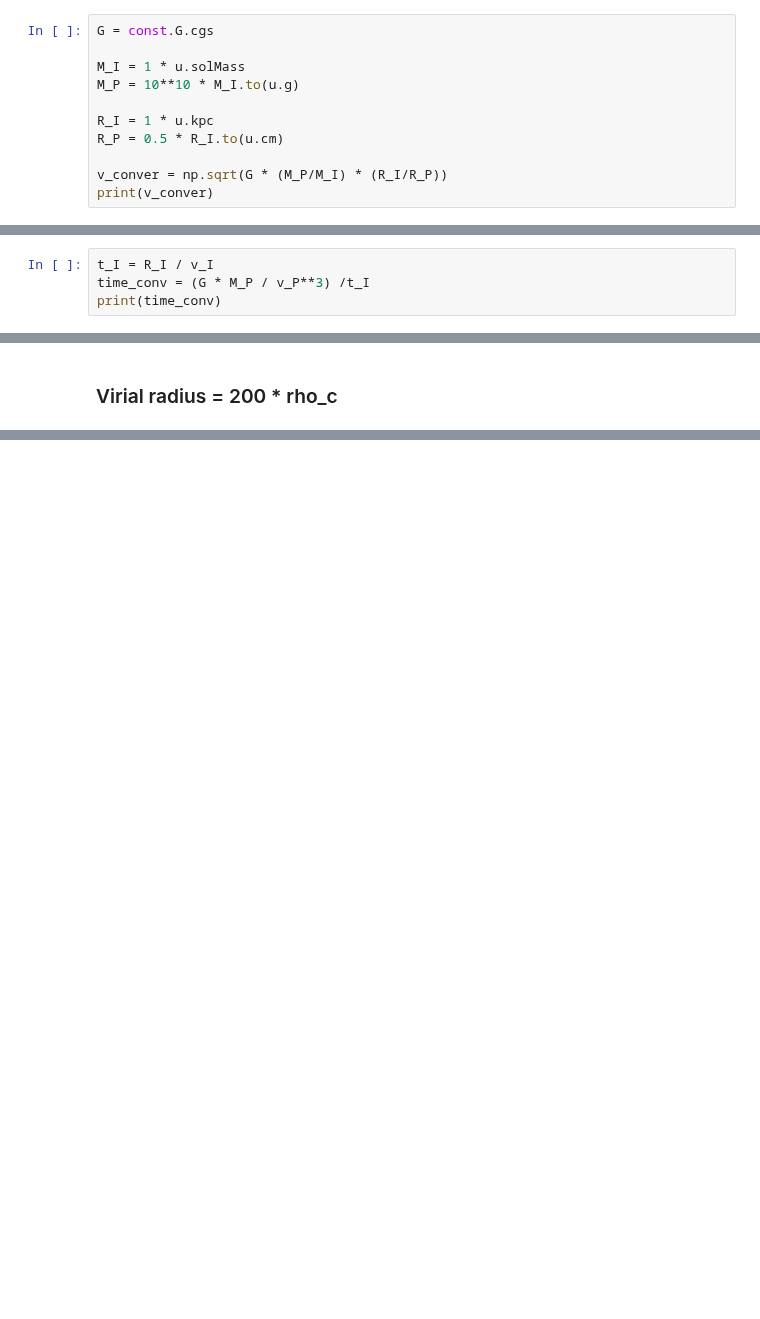
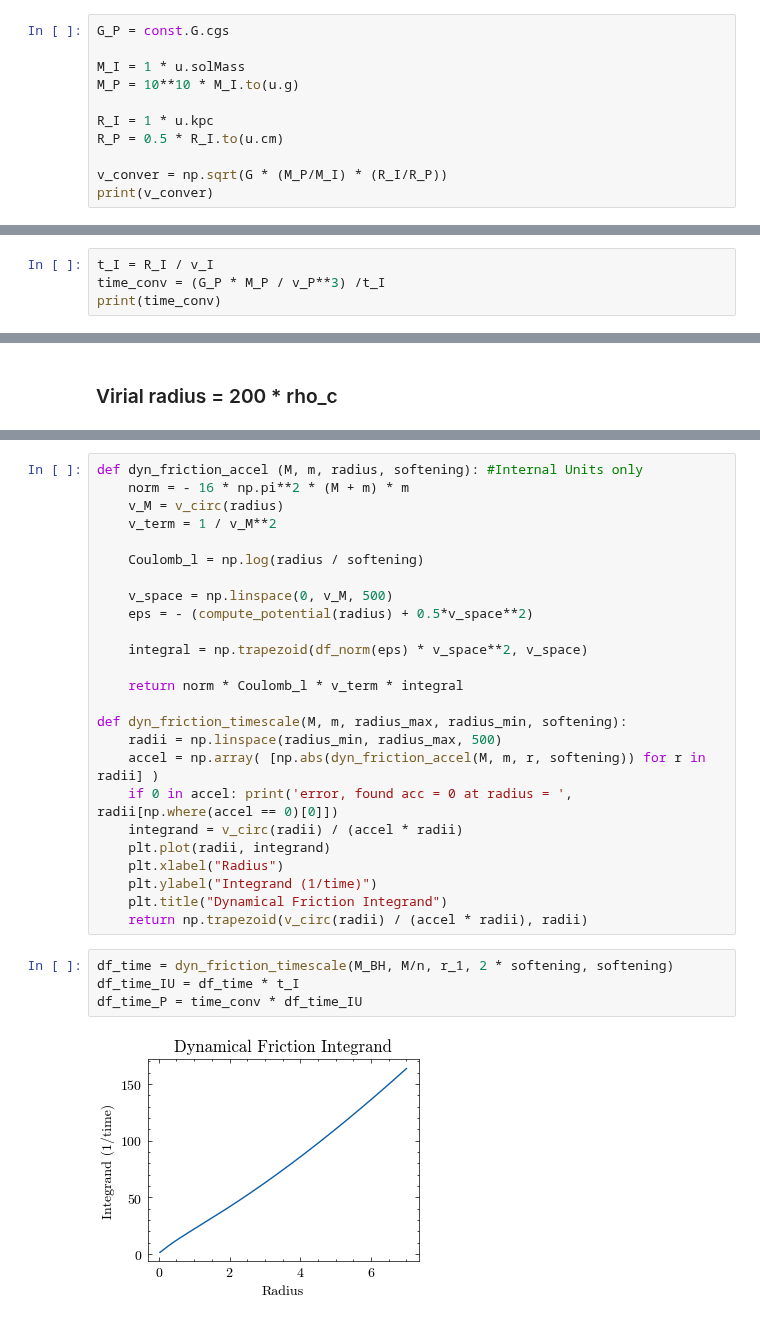
Before and after one commit to lisam10/stellar_systems_dynamics2024, a Jupyter notebook: final_exercise/Hernquist_new.ipynb, the cells around one changed output, grey strips where cells are left out. Saved outputs shown, nothing was run; the diff lists cells and outputs as text; blank space fills up the shorter version.

Commit message:
added df timescale estimate

```diff
--- a/final_exercise/Hernquist_new.ipynb
+++ b/final_exercise/Hernquist_new.ipynb
@@ -407,7 +407,7 @@ $$v_P = v_I \times \sqrt{G_P \, (\frac{m_P}{m_I}) \, (\frac{r_I}{r_P})} $$
 from astropy import units as u
 from astropy import constants as const
 # %%
-G = const.G.cgs
+G_P = const.G.cgs
 
 M_I = 1 * u.solMass
 M_P = 10**10 * M_I.to(u.g)
@@ -433,5 +437,5 @@ If we take $\frac{G_PM_P}{v_P^3}$ this is in units of seconds and will be equal
 $$\frac{G_I M_I}{v_I^3} = 1  \frac{\mathrm{kpc}^{3/2}}{M_\odot^{1/2}} = \frac{G_PM_P}{v_P^3} = ? \mathrm{s} $$
 # %%
 t_I = R_I / v_I
-time_conv = (G * M_P / v_P**3) /t_I
+time_conv = (G_P * M_P / v_P**3) /t_I
 print(time_conv)
@@ -451,0 +479,31 @@ for i in range(len(rho_grid)):
+# %%
+def dyn_friction_accel (M, m, radius, softening): #Internal Units only
+    norm = - 16 * np.pi**2 * (M + m) * m
+    v_M = v_circ(radius)
+    v_term = 1 / v_M**2
+
+    Coulomb_l = np.log(radius / softening)
+
+    v_space = np.linspace(0, v_M, 500)
+    eps = - (compute_potential(radius) + 0.5*v_space**2)
+
+    integral = np.trapezoid(df_norm(eps) * v_space**2, v_space)
+
+    return norm * Coulomb_l * v_term * integral
+
+def dyn_friction_timescale(M, m, radius_max, radius_min, softening):
+    radii = np.linspace(radius_min, radius_max, 500)
+    accel = np.array( [np.abs(dyn_friction_accel(M, m, r, softening)) for r in radii] )
+    if 0 in accel: print('error, found acc = 0 at radius = ', radii[np.where(accel == 0)[0]])
+    integrand = v_circ(radii) / (accel * radii)
+    plt.plot(radii, integrand)
+    plt.xlabel("Radius")
+    plt.ylabel("Integrand (1/time)")
+    plt.title("Dynamical Friction Integrand")
+    return np.trapezoid(v_circ(radii) / (accel * radii), radii)
+# %%
+df_time = dyn_friction_timescale(M_BH, M/n, r_1, 2 * softening, softening)
+df_time_IU = df_time * t_I
+df_time_P = time_conv * df_time_IU
+# %% [output]
+[figure, added]
```
Also changed, not shown: parts of 24 cells of this notebook.
